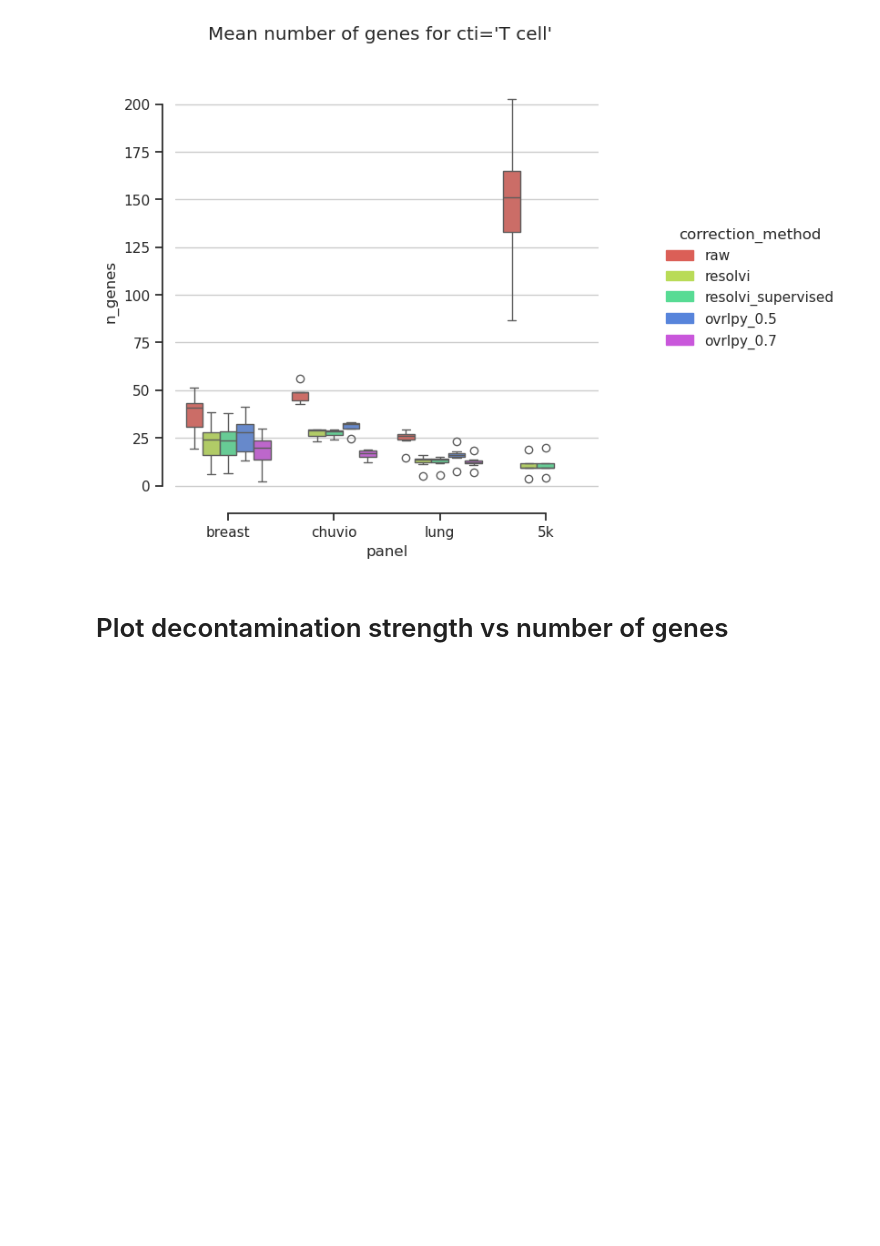
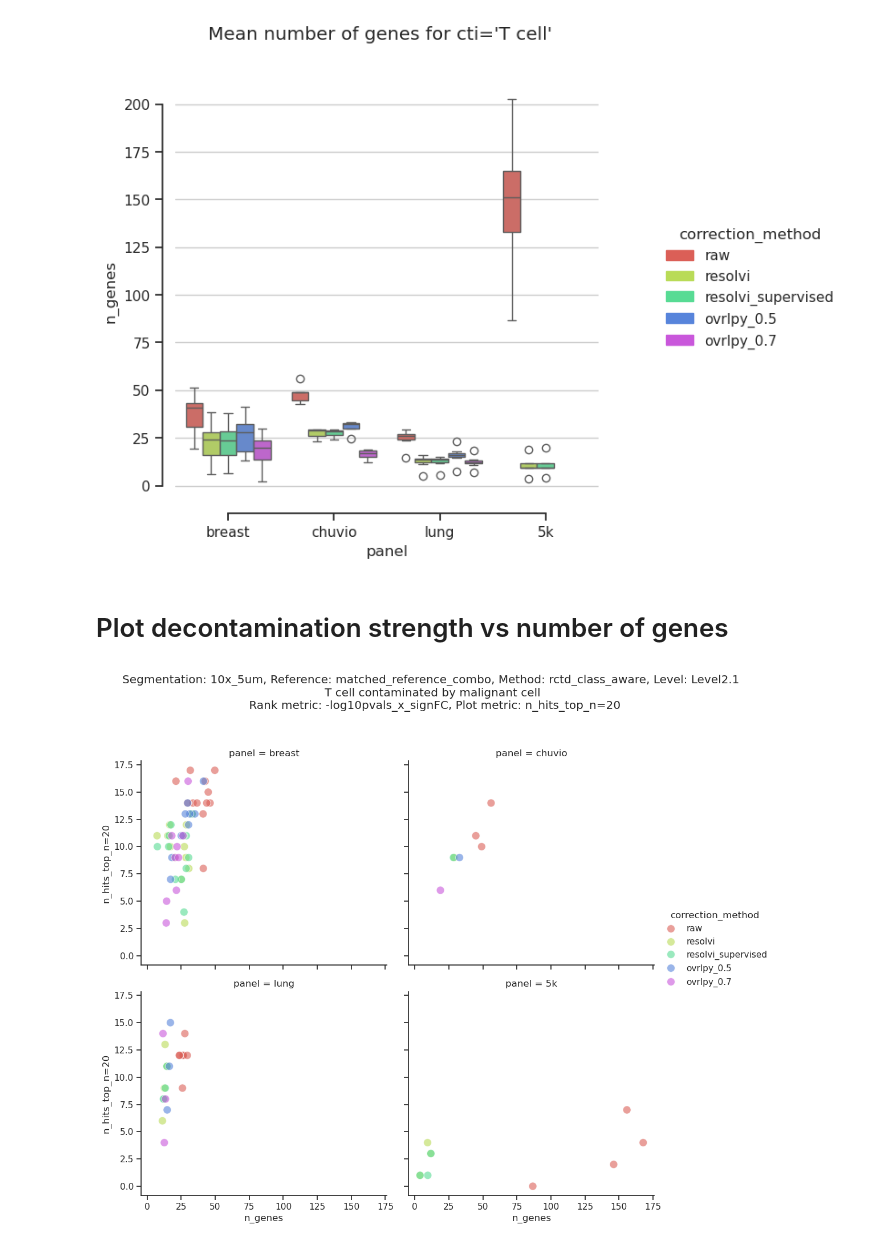
Before and after one commit to bdsc-tds/Bilous2025, a Jupyter notebook: workflow/notebooks/xenium/1-xenium_decontamination_comparison.ipynb, the cells around one changed output. Drawn from its saved outputs; the diff is of its cells as text; code cells hidden in the pictures; blank space fills up the shorter version.

```diff
--- a/workflow/notebooks/xenium/1-xenium_decontamination_comparison.ipynb
+++ b/workflow/notebooks/xenium/1-xenium_decontamination_comparison.ipynb
@@ -618,24 +647,67 @@ plt.show()
 # %%
 # params
 ref_segmentation = '10x_5um'
 cti = 'T cell'
 ctj = 'malignant cell'
 
 # get n_genes df
 df_n_genes = get_mean_n_genes(ads, correction_methods, labels_key, columns = xenium_levels + ['correction_method','cti','n_genes'])
 
 # get contamination df
 df_contamination = pd.concat({(count_correction_method,*k): v.loc[rank_metric,v.columns.get_level_values(2)==plot_metric]
                     for count_correction_method in correction_methods
                     for k, v in df_markers_rank_significance_diffexpr[count_correction_method].items()
                     }).reset_index()
 df_contamination.columns = ['correction_method'] + xenium_levels + ["cti","ctj"] + df_contamination.columns[len(xenium_levels)+3 :-1].tolist() + [plot_metric]
 
 # merge and filter for segmentation and cell type pair of interest (df_n_genes is only cti specific)
 df = pd.merge(df_n_genes,df_contamination,on=xenium_levels+['cti','correction_method'])
 df = df.query(f"segmentation == '{ref_segmentation}' and cti == @cti and ctj == @ctj")
 
 # shorten ovrlpy names
 df['correction_method'] = df['correction_method'].replace({
     'ovrlpy_correction_signal_integrity_threshold=0.5':'ovrlpy_0.5',
     'ovrlpy_correction_signal_integrity_threshold=0.7':'ovrlpy_0.7'})
+
+
+
+
+# Convert p-values to -log10 scale
+if plot_metric == 'hypergeometric_pvalue':
+    df['-log10pvalue'] = -np.log10(df[plot_metric].astype(float).replace(0, np.nextafter(0, 1)))  # Avoid log(0) errors
+    plot_metric = '-log10pvalue'
+
+# Plot title
+title = (f"Segmentation: {ref_segmentation}, Reference: {reference}, Method: {method}, Level: {level} \n"
+         f"{cti} contaminated by {ctj}\n Rank metric: {rank_metric}, Plot metric: {plot_metric}")
+
+# Get unique labels for hue
+unique_labels = [c for c in hue_correction_order if c in np.unique(df[hue_correction].dropna())]
+unique_labels += [c for c in np.unique(df[hue_correction].dropna()) if c not in unique_labels]
+
+# Generate color palette
+palette = dict(zip(unique_labels, sns.color_palette("hls", len(unique_labels))))
+
+# Create legend handles for colors
+legend_handles = [mpatches.Patch(color=color, label=label) for label, color in palette.items()]
+
+# Define FacetGrid with `panel` as row-wise separation
+g = sns.FacetGrid(df, col="panel", col_wrap=2, height=5, sharex=True, sharey=True)
+
+# Add scatter plots to each facet
+g.map_dataframe(sns.scatterplot, x="n_genes", y=plot_metric, hue=hue_correction, palette=palette, s=100, alpha=0.6)
+
+# Adjust legend placement
+g.add_legend(title=hue_correction, frameon=False)
+
+# Set title
+plt.subplots_adjust(top=0.9)
+g.fig.suptitle(title)
+
+# Adjust layout
+plt.tight_layout(rect=[0, 0, .85, 0.95])
+
+# Show plot
+plt.show()
+# %% [output]
+[figure, added]
```
Also changed, not shown: parts of 7 cells of this notebook, 2 other files.
